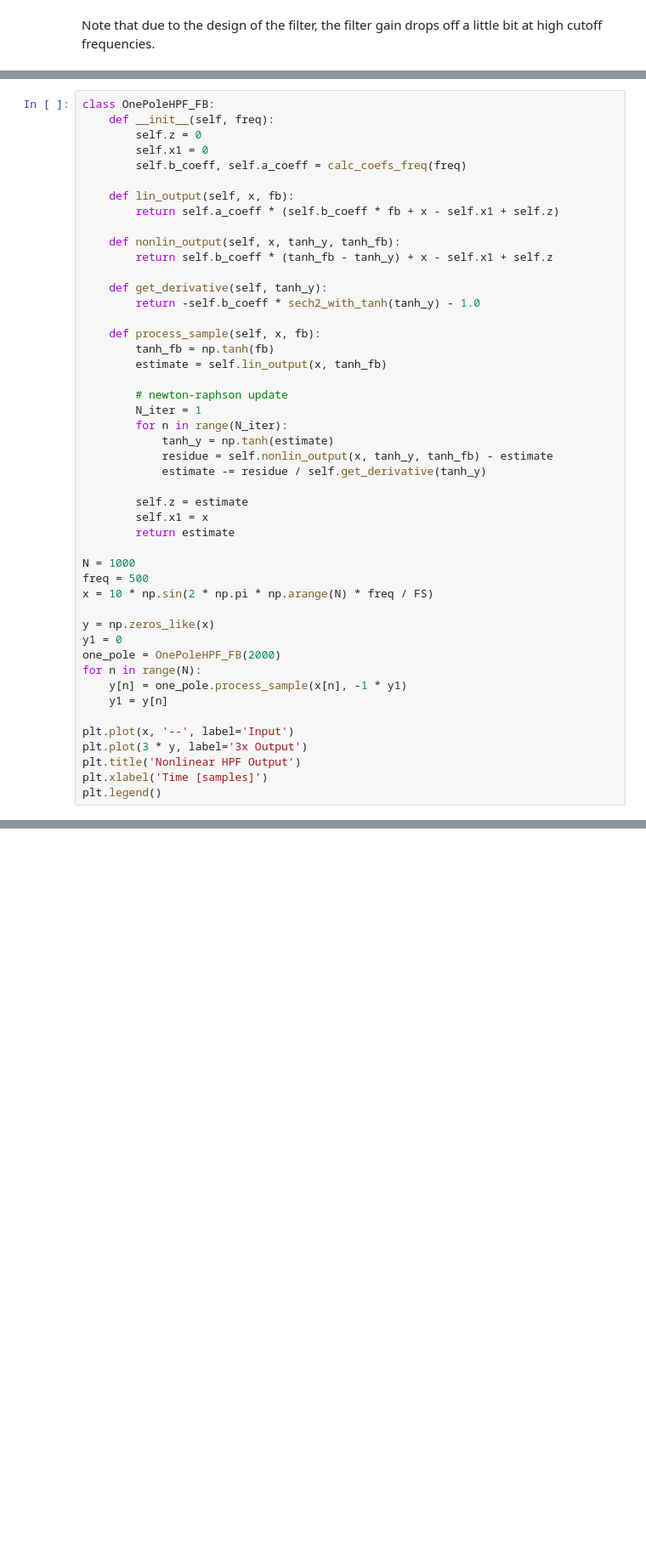
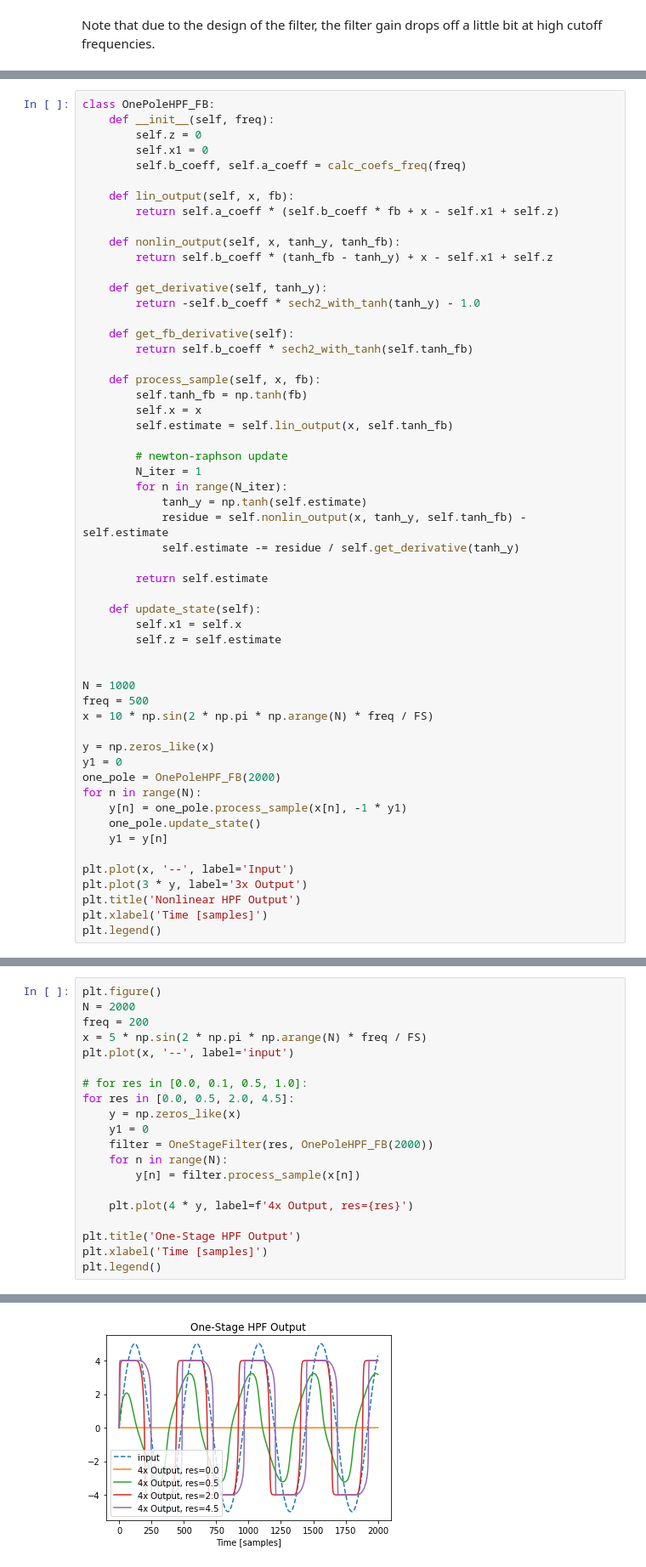
Before and after one commit to surge-synthesizer/surge-python, a Jupyter notebook: scripts/dsp_simulations/ThreelerAnalysis.ipynb, the cells around one changed output, grey strips where cells are left out. Shown at 85% size. Drawn from its saved outputs; the diff is of its cells as text; blank space fills up the shorter version.

```diff
--- a/scripts/dsp_simulations/ThreelerAnalysis.ipynb
+++ b/scripts/dsp_simulations/ThreelerAnalysis.ipynb
@@ -310,20 +331,27 @@ class OnePoleHPF_FB:
     def get_derivative(self, tanh_y):
         return -self.b_coeff * sech2_with_tanh(tanh_y) - 1.0
 
+    def get_fb_derivative(self):
+        return self.b_coeff * sech2_with_tanh(self.tanh_fb)
+
     def process_sample(self, x, fb):
-        tanh_fb = np.tanh(fb)
-        estimate = self.lin_output(x, tanh_fb)
+        self.tanh_fb = np.tanh(fb)
+        self.x = x
+        self.estimate = self.lin_output(x, self.tanh_fb)
 
         # newton-raphson update
         N_iter = 1
         for n in range(N_iter):
-            tanh_y = np.tanh(estimate)
-            residue = self.nonlin_output(x, tanh_y, tanh_fb) - estimate
-            estimate -= residue / self.get_derivative(tanh_y)
+            tanh_y = np.tanh(self.estimate)
+            residue = self.nonlin_output(x, tanh_y, self.tanh_fb) - self.estimate
+            self.estimate -= residue / self.get_derivative(tanh_y)
 
-        self.z = estimate
-        self.x1 = x
-        return estimate
+        return self.estimate
+
+    def update_state(self):
+        self.x1 = self.x
+        self.z = self.estimate
+
 
 N = 1000
 freq = 500
@@ -334,6 +362,7 @@ y1 = 0
 one_pole = OnePoleHPF_FB(2000)
 for n in range(N):
     y[n] = one_pole.process_sample(x[n], -1 * y1)
+    one_pole.update_state()
     y1 = y[n]
 
 plt.plot(x, '--', label='Input')
@@ -346,0 +436,21 @@ plt.legend()
+# %%
+plt.figure()
+N = 2000
+freq = 200
+x = 5 * np.sin(2 * np.pi * np.arange(N) * freq / FS)
+plt.plot(x, '--', label='input')
+
+# for res in [0.0, 0.1, 0.5, 1.0]:
+for res in [0.0, 0.5, 2.0, 4.5]:
+    y = np.zeros_like(x)
+    y1 = 0
+    filter = OneStageFilter(res, OnePoleHPF_FB(2000))
+    for n in range(N):
+        y[n] = filter.process_sample(x[n])
+
+    plt.plot(4 * y, label=f'4x Output, res={res}')
+
+plt.title('One-Stage HPF Output')
+plt.xlabel('Time [samples]')
+plt.legend()
+# %% [output]
@@ -346,0 +458 @@ plt.legend()
+[figure, added]
```
Also changed, not shown: parts of 11 cells of this notebook.
